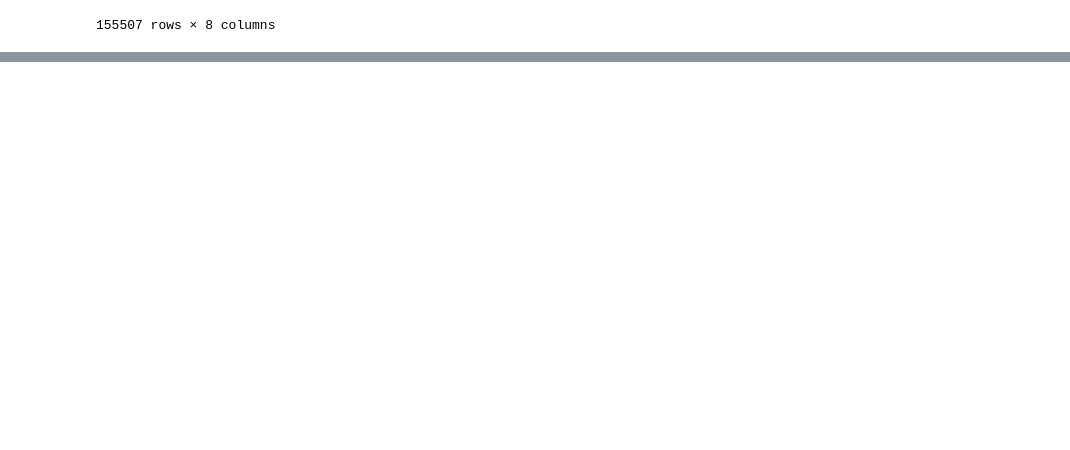
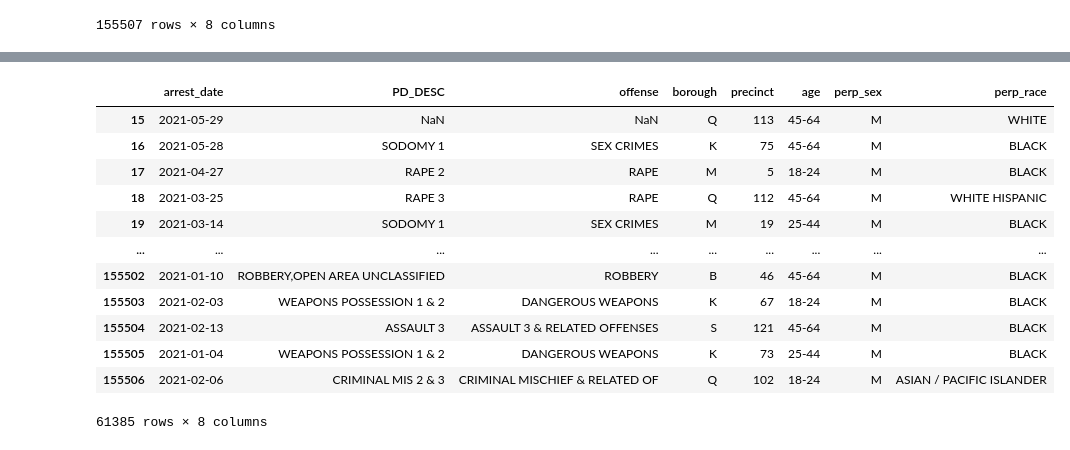
Before and after one commit to briannamonsanto/pitch2, a Jupyter notebook: pitch 2 workbook.ipynb, the cells around one changed output, grey strips where cells are left out. Cells and saved outputs as stored; diff of their text form; code cells hidden in the pictures; blank space fills up the shorter version.

```diff
--- a/pitch 2 workbook.ipynb
+++ b/pitch 2 workbook.ipynb
@@ -265,0 +262,2 @@ TypeError: Invalid comparison between dtype=datetime64[ns] and str
+# %%
+df_tidy["arrest_date"] = pd.to_datetime(df_tidy["arrest_date"])
@@ -265,0 +270,3 @@ TypeError: Invalid comparison between dtype=datetime64[ns] and str
+# %%
+half1 = (df_tidy["arrest_date"] < "06/01/2021")
+half1
@@ -265,0 +286,16 @@ TypeError: Invalid comparison between dtype=datetime64[ns] and str
+# %%
+df_tidy[half1]
+# %% [output]
+|  | arrest_date | PD_DESC | offense | borough | precinct | age | perp_sex | perp_race |
+| 15 | 2021-05-29 | NaN | NaN | Q | 113 | 45-64 | M | WHITE |
+| 16 | 2021-05-28 | SODOMY 1 | SEX CRIMES | K | 75 | 45-64 | M | BLACK |
+| 17 | 2021-04-27 | RAPE 2 | RAPE | M | 5 | 18-24 | M | BLACK |
+| 18 | 2021-03-25 | RAPE 3 | RAPE | Q | 112 | 45-64 | M | WHITE HISPANIC |
+| 19 | 2021-03-14 | SODOMY 1 | SEX CRIMES | M | 19 | 25-44 | M | BLACK |
+| ... | ... | ... | ... | ... | ... | ... | ... | ... |
+| 155502 | 2021-01-10 | ROBBERY,OPEN AREA UNCLASSIFIED | ROBBERY | B | 46 | 45-64 | M | BLACK |
+| 155503 | 2021-02-03 | WEAPONS POSSESSION 1 & 2 | DANGEROUS WEAPONS | K | 67 | 18-24 | M | BLACK |
+| 155504 | 2021-02-13 | ASSAULT 3 | ASSAULT 3 & RELATED OFFENSES | S | 121 | 45-64 | M | BLACK |
+| 155505 | 2021-01-04 | WEAPONS POSSESSION 1 & 2 | DANGEROUS WEAPONS | K | 73 | 25-44 | M | BLACK |
+| 155506 | 2021-02-06 | CRIMINAL MIS 2 & 3 | CRIMINAL MISCHIEF & RELATED OF | Q | 102 | 18-24 | M | ASIAN / PACIFIC ISLANDER |
+61385 rows × 8 columns
```
Also changed, not shown: parts of 9 cells of this notebook.
